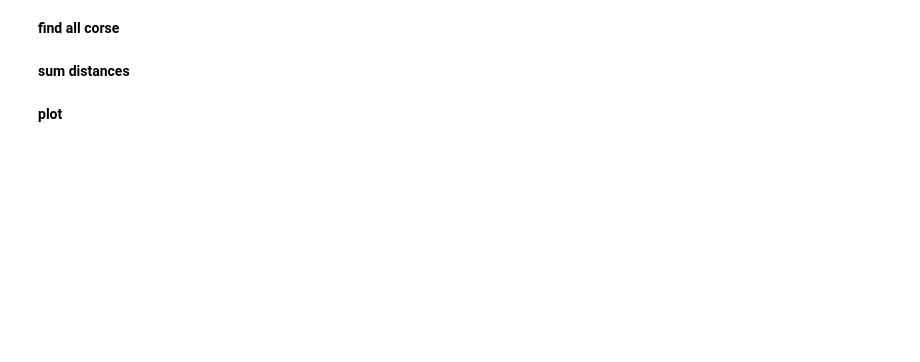
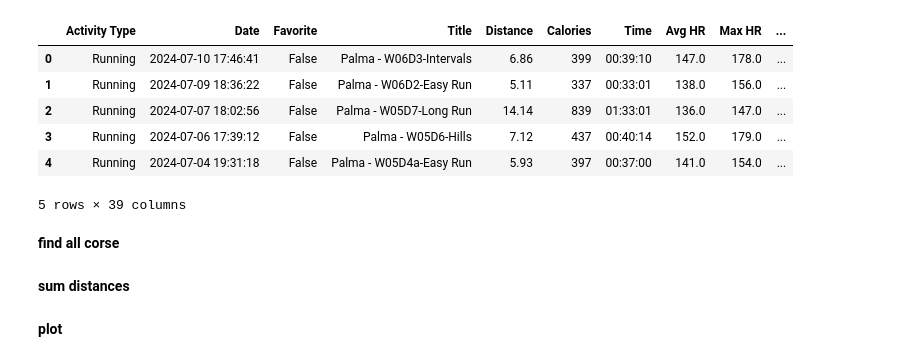
Before and after one commit to PaoloCremo/PaoloCremo.github.io, a Jupyter notebook: files/count_BnR.ipynb, the cells around one changed output. Cells and saved outputs as stored; diff of their text form; code cells hidden in the pictures; blank space fills up the shorter version.

```diff
--- a/files/count_BnR.ipynb
+++ b/files/count_BnR.ipynb
@@ -13,3 +19,15 @@ df = pd.read_csv(path_home+'/Dropbox/PhD/html/web-page/files/Activities.csv')#,
+# %%
+# df = pd.read_csv(path_home+'/Documents/git/PaoloCremo.github.io/files/Activities.csv')#, sep=',', index_col=0)
+df = pd.read_csv(path_home+'/Downloads/Activities.csv')#, sep=',', index_col=0)
+df.head()
+# %% [output]
+|  | Activity Type | Date | Favorite | Title | Distance | Calories | Time | Avg HR | Max HR | ... |
+| 0 | Running | 2024-07-10 17:46:41 | False | Palma - W06D3-Intervals | 6.86 | 399 | 00:39:10 | 147.0 | 178.0 | ... |
+| 1 | Running | 2024-07-09 18:36:22 | False | Palma - W06D2-Easy Run | 5.11 | 337 | 00:33:01 | 138.0 | 156.0 | ... |
+| 2 | Running | 2024-07-07 18:02:56 | False | Palma - W05D7-Long Run | 14.14 | 839 | 01:33:01 | 136.0 | 147.0 | ... |
+| 3 | Running | 2024-07-06 17:39:12 | False | Palma - W05D6-Hills | 7.12 | 437 | 00:40:14 | 152.0 | 179.0 | ... |
+| 4 | Running | 2024-07-04 19:31:18 | False | Palma - W05D4a-Easy Run | 5.93 | 397 | 00:37:00 | 141.0 | 154.0 | ... |
+5 rows × 39 columns
 # %% [markdown]
 __find all corse__
 # %%
```
Also changed, not shown: parts of 5 cells of this notebook.
